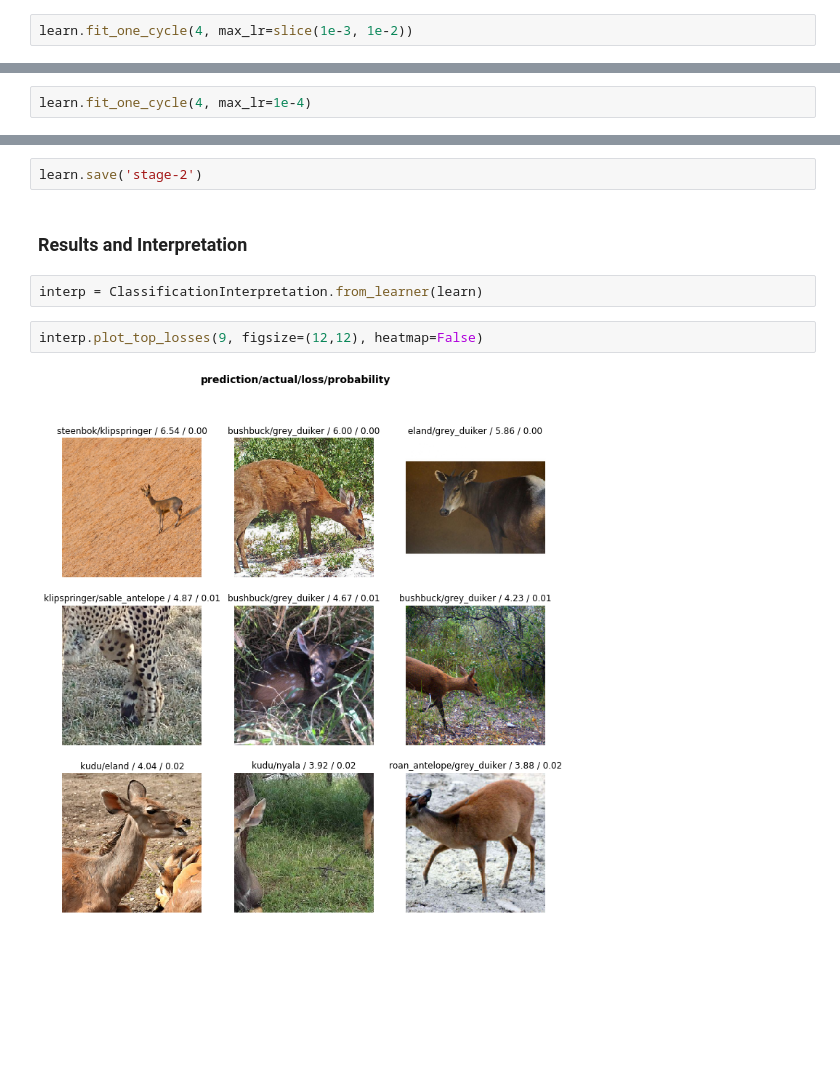
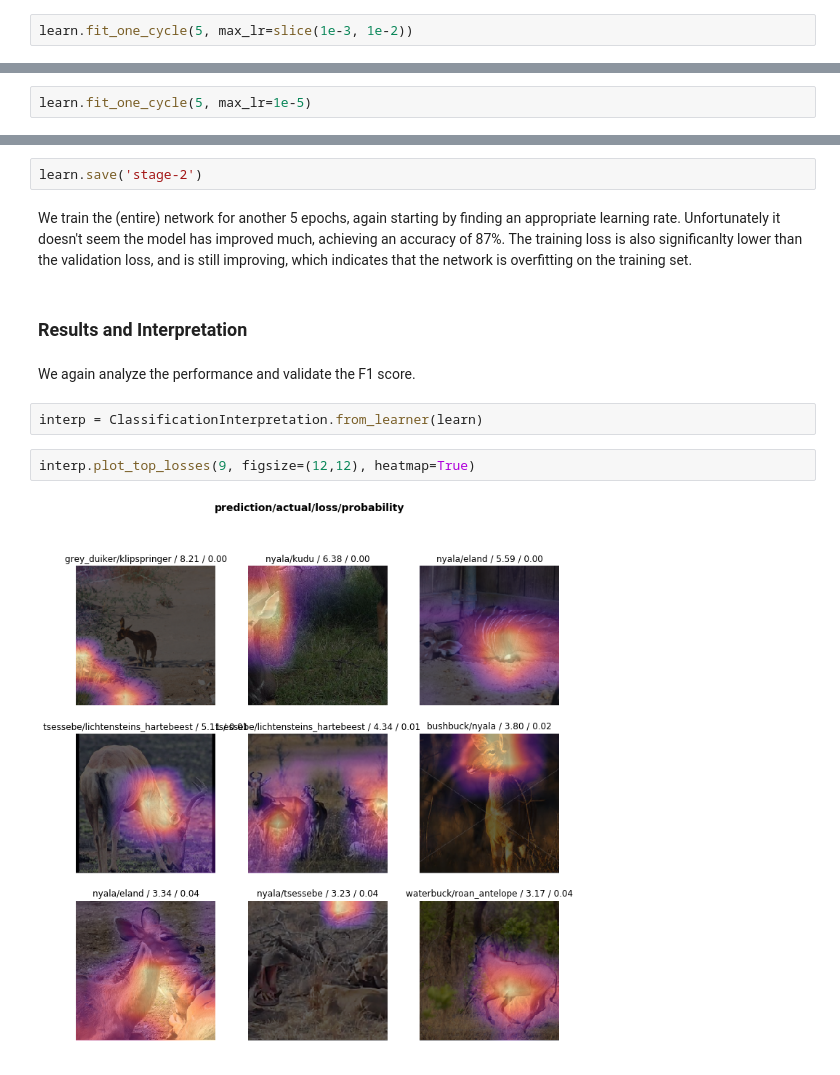
Before and after one commit to avanwyk/fastai-projects, a Jupyter notebook: antelope-classification/african_antelope_classification.ipynb, the cells around one changed output, grey strips where cells are left out. Drawn from its saved outputs; the diff is of its cells as text; blank space fills up the shorter version.

```diff
--- a/antelope-classification/african_antelope_classification.ipynb
+++ b/antelope-classification/african_antelope_classification.ipynb
@@ -106,3 +115,3 @@ learn.recorder.plot()
 # %%
-learn.fit_one_cycle(4, max_lr=slice(1e-3, 1e-2))
+learn.fit_one_cycle(5, max_lr=slice(1e-3, 1e-2))
 # %% [output]
@@ -171,3 +186,3 @@ learn.recorder.plot()
 # %%
-learn.fit_one_cycle(4, max_lr=1e-4)
+learn.fit_one_cycle(5, max_lr=1e-5)
 # %% [output]
@@ -180,13 +196,17 @@ Total time: 01:02
 # %%
 learn.save('stage-2')
+# %% [markdown]
+We train the (entire) network for another 5 epochs, again starting by finding an appropriate learning rate. Unfortunately it doesn't seem the model has improved much, achieving an accuracy of 87\%. The training loss is also significanlty lower than the validation loss, and is still improving, which indicates that the network is overfitting on the training set.
 # %% [markdown]
 ### Results and Interpretation
+# %% [markdown]
+We again analyze the performance and validate the F1 score.
 # %%
 interp = ClassificationInterpretation.from_learner(learn)
 # %%
-interp.plot_top_losses(9, figsize=(12,12), heatmap=False)
+interp.plot_top_losses(9, figsize=(12,12), heatmap=True)
 # %% [output]
-[figure, old version]
+[figure, new version]
 # %%
 interp.plot_confusion_matrix(figsize=(12,12), dpi=60)
 # %% [output]
```
Also changed, not shown: parts of 25 cells of this notebook.
